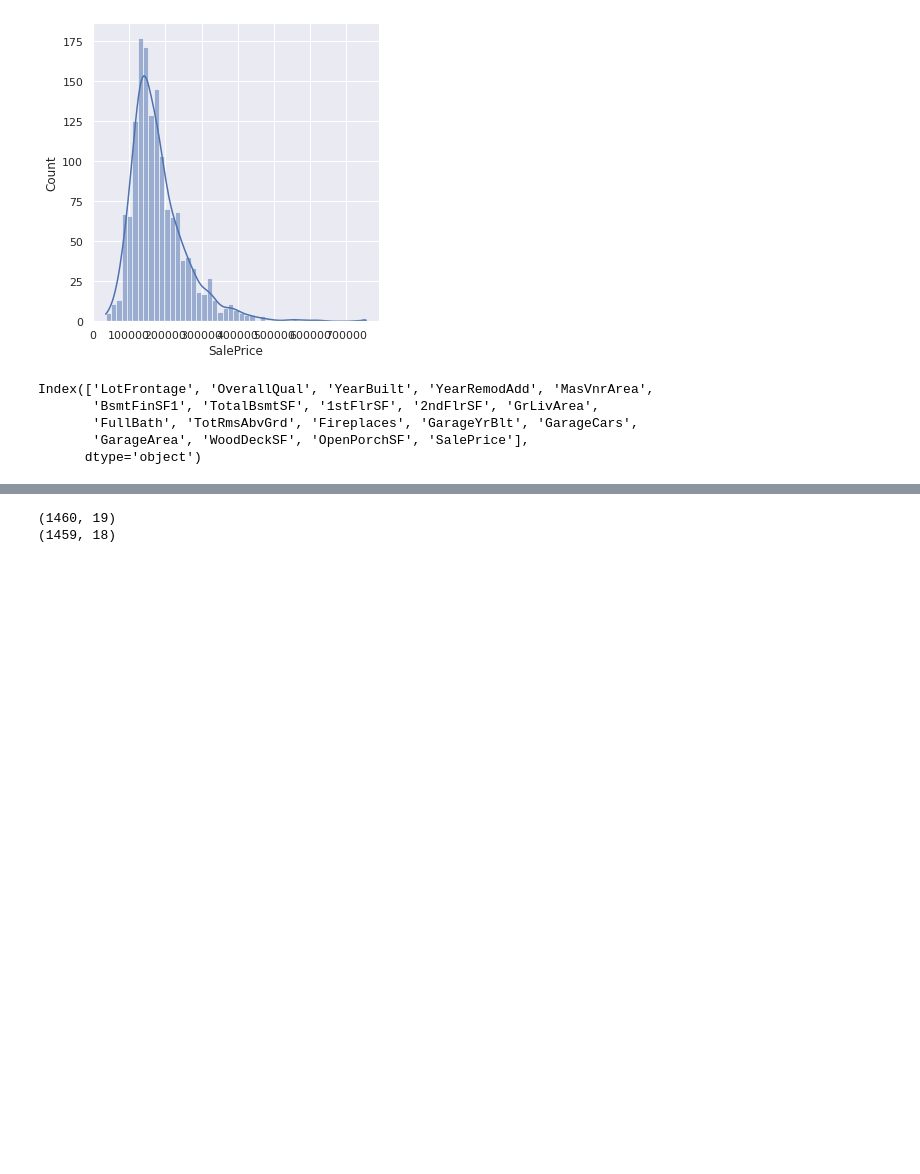
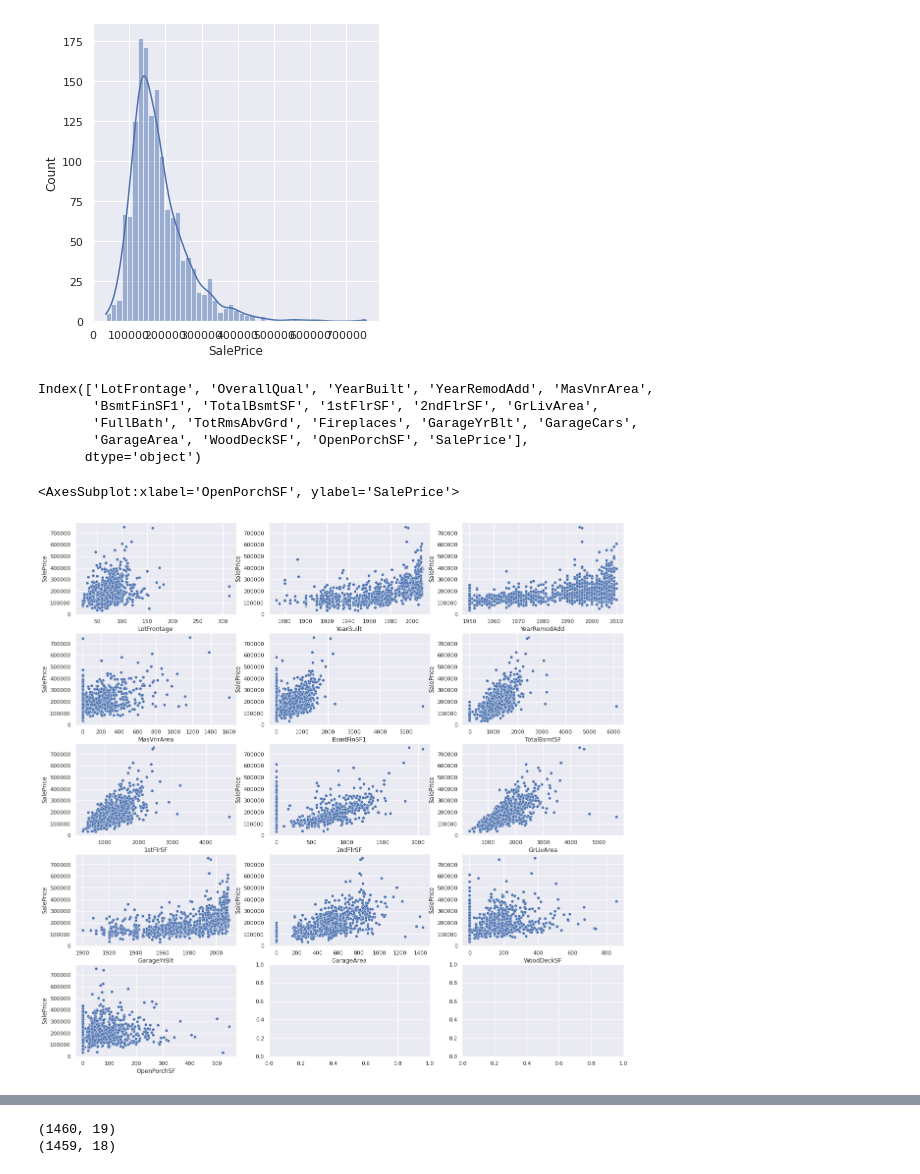
Before and after one commit to kohsutai/kaggle, a Jupyter notebook: house-price.ipynb, the cells around one changed output, grey strips where cells are left out. Cells and saved outputs as stored; diff of their text form; code cells hidden in the pictures; blank space fills up the shorter version.

Commit message:
Kaggle Notebook | house price | Version 9

```diff
--- a/house-price.ipynb
+++ b/house-price.ipynb
@@ -83,3 +83,22 @@ Index(['LotFrontage', 'OverallQual', 'YearBuilt', 'YearRemodAdd', 'MasVnrArea',
        'FullBath', 'TotRmsAbvGrd', 'Fireplaces', 'GarageYrBlt', 'GarageCars',
        'GarageArea', 'WoodDeckSF', 'OpenPorchSF', 'SalePrice'],
       dtype='object')
+# %%
+fig, axes = plt.subplots(5, 3, figsize=(20,20))
+
+sns.scatterplot(ax=axes[0,0], x='LotFrontage', y='SalePrice', data=df_train)
+sns.scatterplot(ax=axes[0,1], x='YearBuilt', y='SalePrice', data=df_train)
+sns.scatterplot(ax=axes[0,2], x='YearRemodAdd', y='SalePrice', data=df_train)
+sns.scatterplot(ax=axes[1,0], x='MasVnrArea', y='SalePrice', data=df_train)
+sns.scatterplot(ax=axes[1,1], x='BsmtFinSF1', y='SalePrice', data=df_train)
+sns.scatterplot(ax=axes[1,2], x='TotalBsmtSF', y='SalePrice', data=df_train)
+sns.scatterplot(ax=axes[2,0], x='1stFlrSF', y='SalePrice', data=df_train)
+sns.scatterplot(ax=axes[2,1], x='2ndFlrSF', y='SalePrice', data=df_train)
+sns.scatterplot(ax=axes[2,2], x='GrLivArea', y='SalePrice', data=df_train)
+sns.scatterplot(ax=axes[3,0], x='GarageYrBlt', y='SalePrice', data=df_train)
+sns.scatterplot(ax=axes[3,1], x='GarageArea', y='SalePrice', data=df_train)
+sns.scatterplot(ax=axes[3,2], x='WoodDeckSF', y='SalePrice', data=df_train)
+sns.scatterplot(ax=axes[4,0], x='OpenPorchSF', y='SalePrice', data=df_train)
+# %% [output]
+<AxesSubplot:xlabel='OpenPorchSF', ylabel='SalePrice'>
+[figure, added]
```
Also changed, not shown: parts of 14 cells of this notebook.
